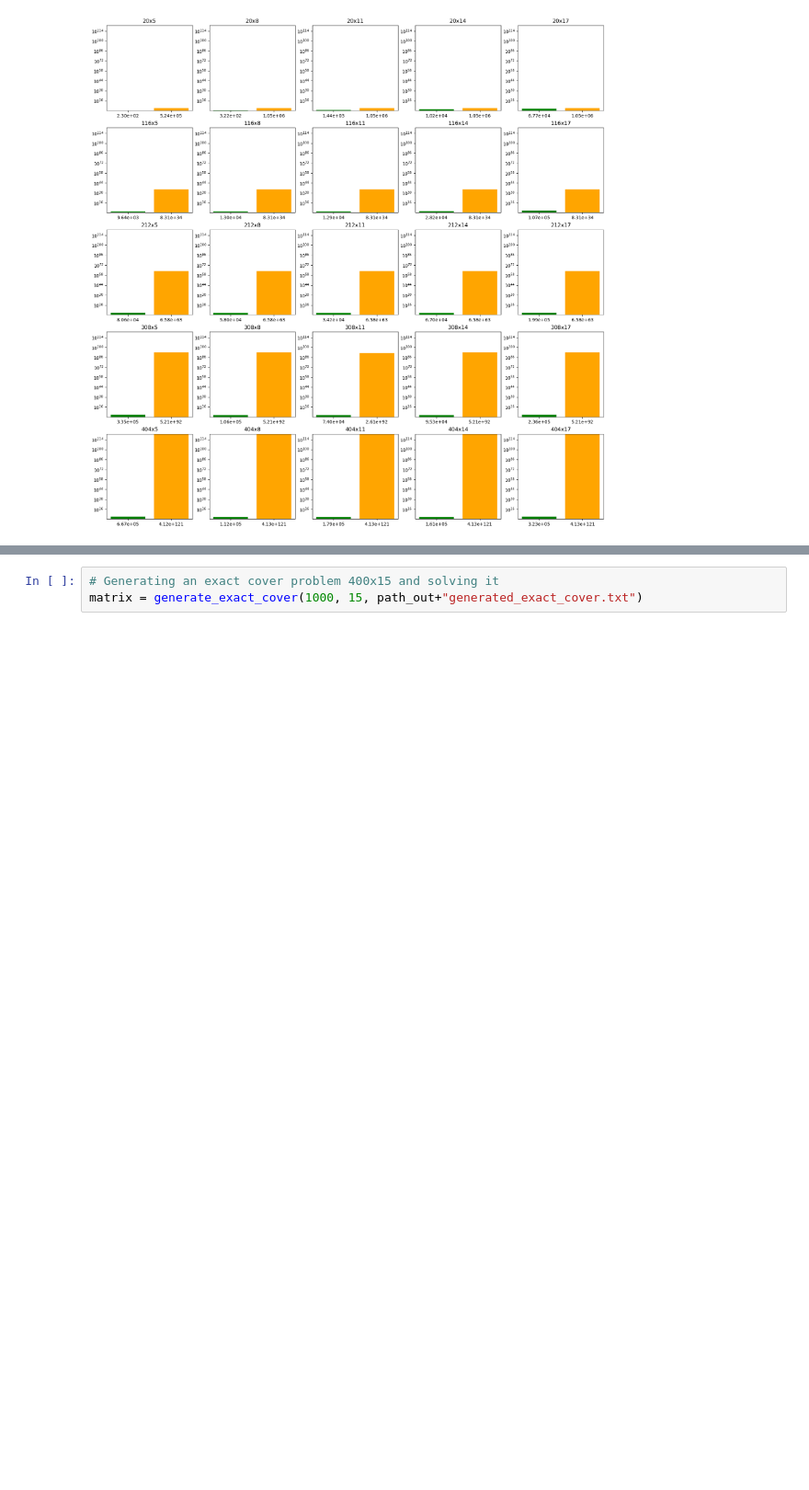
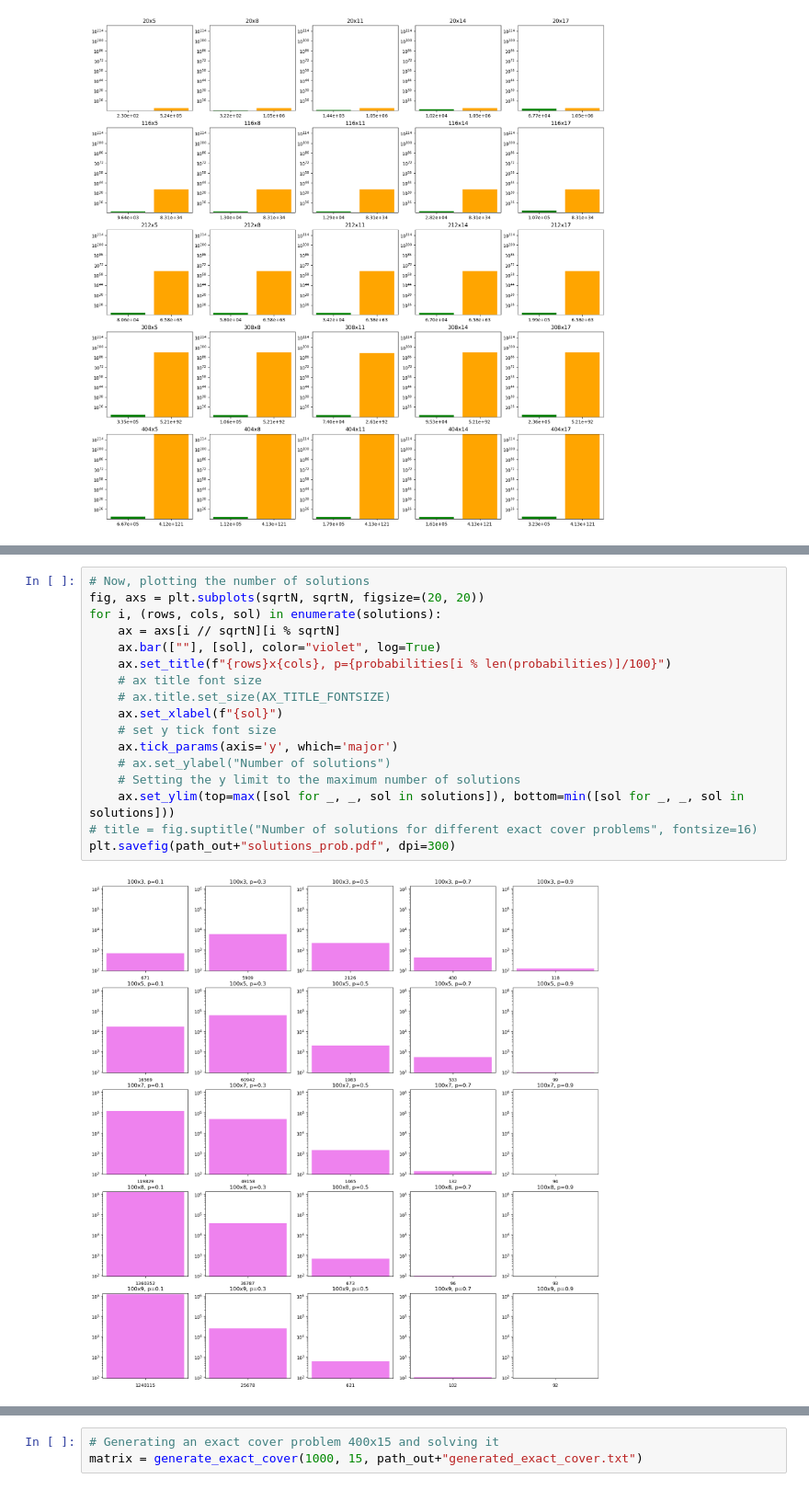
Before and after one commit to festad/University-Notes, a Jupyter notebook: algstrdat/prog/py/mem_eff_exact_cover.ipynb, the cells around one changed output, grey strips where cells are left out. Shown at 92% size. Saved outputs shown, nothing was run; the diff lists cells and outputs as text; blank space fills up the shorter version.

```diff
--- a/algstrdat/prog/py/mem_eff_exact_cover.ipynb
+++ b/algstrdat/prog/py/mem_eff_exact_cover.ipynb
@@ -1527,0 +1625,19 @@ plt.show()
+# %%
+# Now, plotting the number of solutions
+fig, axs = plt.subplots(sqrtN, sqrtN, figsize=(20, 20))
+for i, (rows, cols, sol) in enumerate(solutions):
+    ax = axs[i // sqrtN][i % sqrtN]
+    ax.bar([""], [sol], color="violet", log=True)
+    ax.set_title(f"{rows}x{cols}, p={probabilities[i % len(probabilities)]/100}")
+    # ax title font size
+    # ax.title.set_size(AX_TITLE_FONTSIZE)
+    ax.set_xlabel(f"{sol}")
+    # set y tick font size
+    ax.tick_params(axis='y', which='major')
+    # ax.set_ylabel("Number of solutions")
+    # Setting the y limit to the maximum number of solutions
+    ax.set_ylim(top=max([sol for _, _, sol in solutions]), bottom=min([sol for _, _, sol in solutions]))
+# title = fig.suptitle("Number of solutions for different exact cover problems", fontsize=16)
+plt.savefig(path_out+"solutions_prob.pdf", dpi=300)
+# %% [output]
+[figure, added]
```
Also changed, not shown: parts of 21 cells of this notebook, 29 other files.
